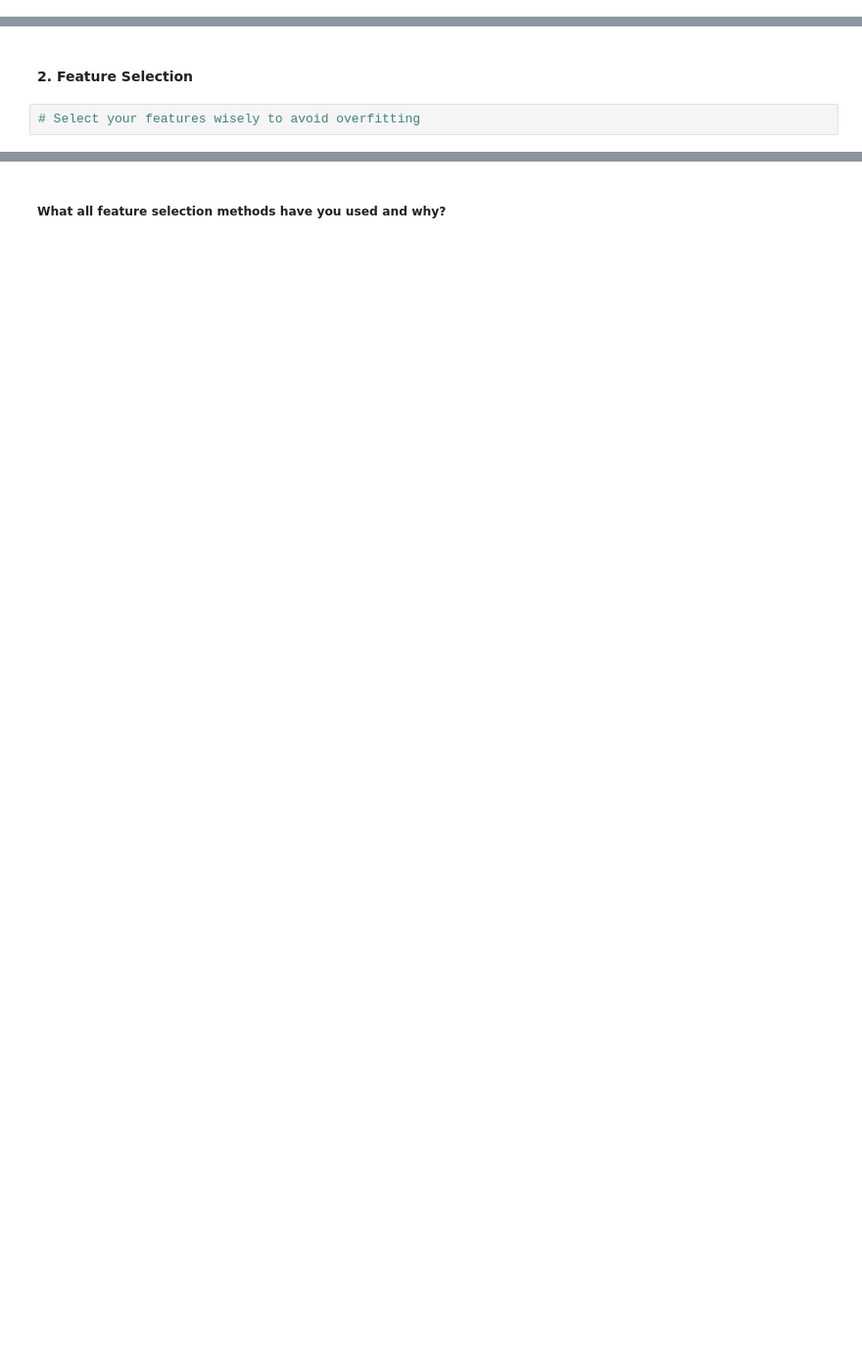
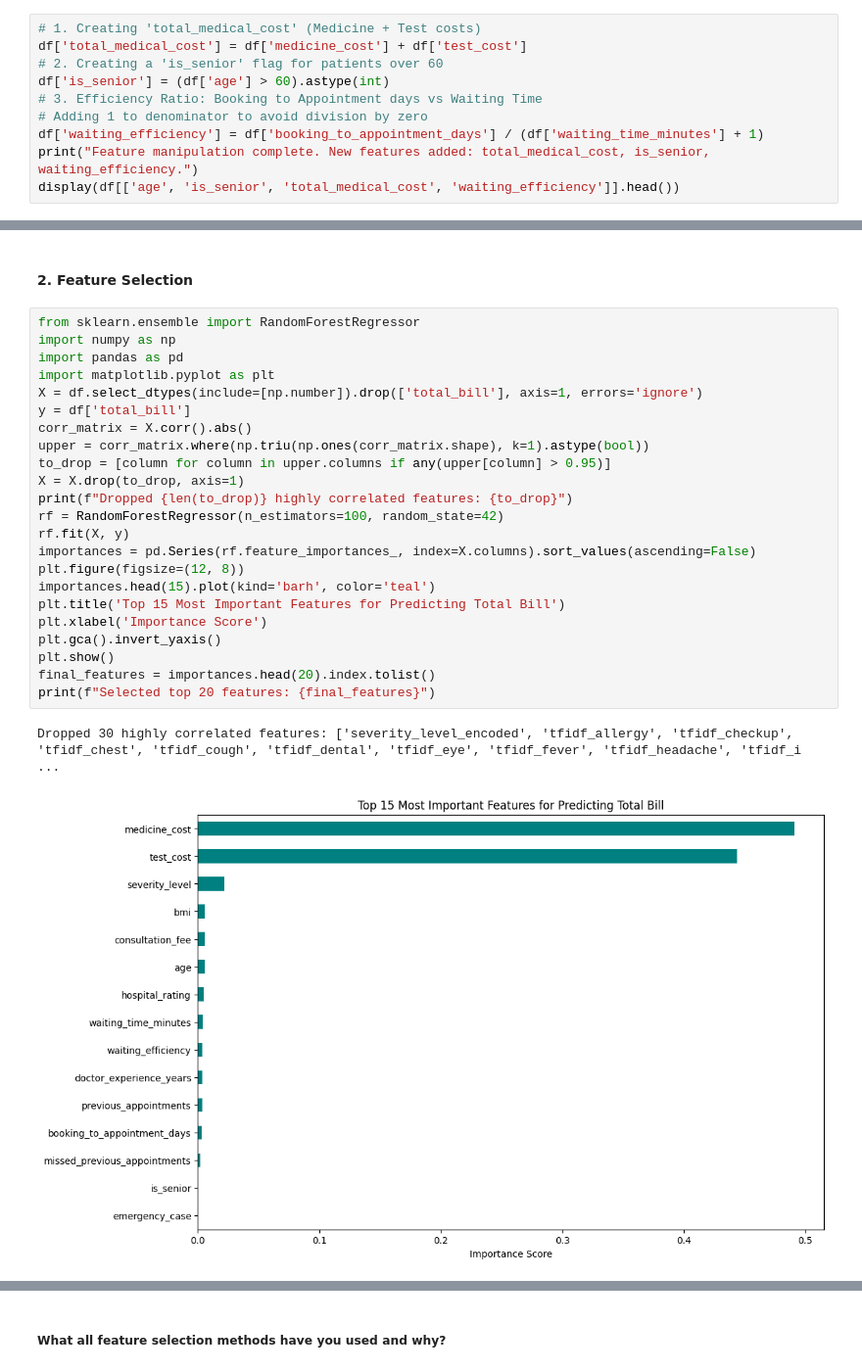
Before and after one commit to akt-developer/Smart-Healthcare-Appointment-System, a Jupyter notebook: Smart_Healthcare_Patient_Appointment.ipynb, the cells around one changed output, grey strips where cells are left out. Shown at 98% size. Saved outputs shown, nothing was run; the diff lists cells and outputs as text; blank space fills up the shorter version.

```diff
--- a/Smart_Healthcare_Patient_Appointment.ipynb
+++ b/Smart_Healthcare_Patient_Appointment.ipynb
@@ -1006,0 +1005,10 @@ I used **TF-IDF Vectorization** to transform the symptoms into numerical feature
+# %%
+# 1. Creating 'total_medical_cost' (Medicine + Test costs)
+df['total_medical_cost'] = df['medicine_cost'] + df['test_cost']
+# 2. Creating a 'is_senior' flag for patients over 60
+df['is_senior'] = (df['age'] > 60).astype(int)
+# 3. Efficiency Ratio: Booking to Appointment days vs Waiting Time
+# Adding 1 to denominator to avoid division by zero
+df['waiting_efficiency'] = df['booking_to_appointment_days'] / (df['waiting_time_minutes'] + 1)
+print("Feature manipulation complete. New features added: total_medical_cost, is_senior, waiting_efficiency.")
+display(df[['age', 'is_senior', 'total_medical_cost', 'waiting_efficiency']].head())
@@ -1007,4 +1023,28 @@ I used **TF-IDF Vectorization** to transform the symptoms into numerical feature
 # %% [markdown]
 #### 2. Feature Selection
-# %%
-# Select your features wisely to avoid overfitting
+# %%
+from sklearn.ensemble import RandomForestRegressor
+import numpy as np
+import pandas as pd
+import matplotlib.pyplot as plt
+X = df.select_dtypes(include=[np.number]).drop(['total_bill'], axis=1, errors='ignore')
+y = df['total_bill']
+corr_matrix = X.corr().abs()
+upper = corr_matrix.where(np.triu(np.ones(corr_matrix.shape), k=1).astype(bool))
+to_drop = [column for column in upper.columns if any(upper[column] > 0.95)]
+X = X.drop(to_drop, axis=1)
+print(f"Dropped {len(to_drop)} highly correlated features: {to_drop}")
+rf = RandomForestRegressor(n_estimators=100, random_state=42)
+rf.fit(X, y)
+importances = pd.Series(rf.feature_importances_, index=X.columns).sort_values(ascending=False)
+plt.figure(figsize=(12, 8))
+importances.head(15).plot(kind='barh', color='teal')
+plt.title('Top 15 Most Important Features for Predicting Total Bill')
+plt.xlabel('Importance Score')
+plt.gca().invert_yaxis()
+plt.show()
+final_features = importances.head(20).index.tolist()
+print(f"Selected top 20 features: {final_features}")
+# %% [output]
+Dropped 30 highly correlated features: ['severity_level_encoded', 'tfidf_allergy', 'tfidf_checkup', 'tfidf_chest', 'tfidf_cough', 'tfidf_dental', 'tfidf_eye', 'tfidf_fever', 'tfidf_headache', 'tfidf_i ...
+[figure, added]
```
Also changed, not shown: parts of 23 cells of this notebook.
